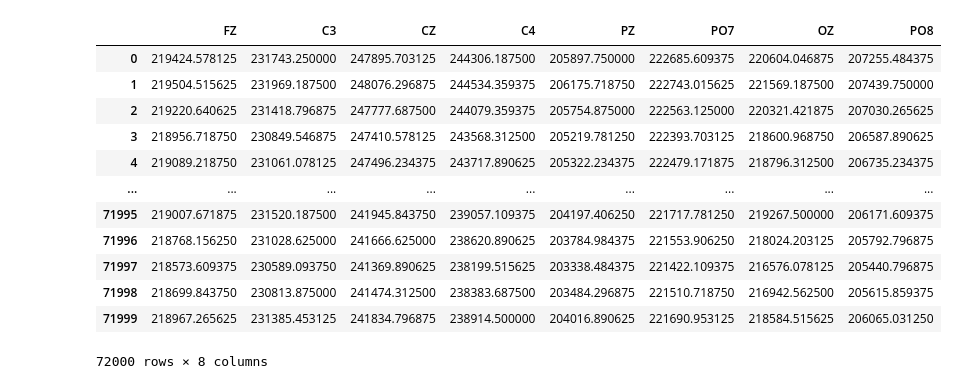
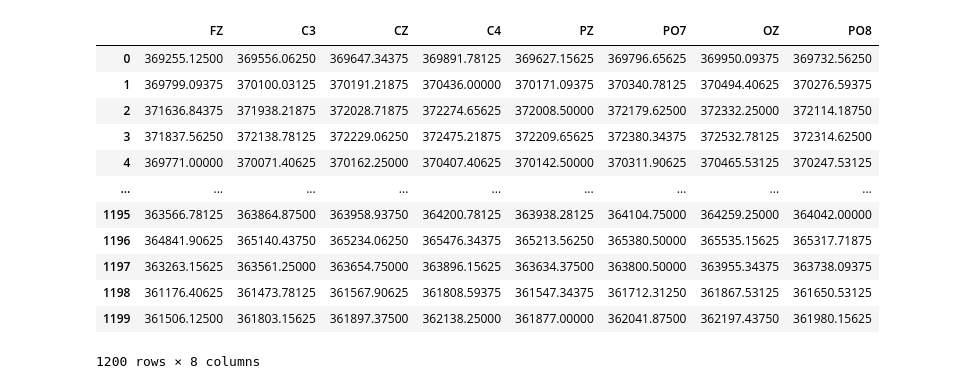
Before and after one commit to ValentijnBakkum/EEGcontroller, a Jupyter notebook: MeasurementSubgroup/Streaming/Python streaming preprocessing.ipynb, the cells around one changed output. Drawn from its saved outputs; the diff is of its cells as text; code cells hidden in the pictures.

```diff
--- a/MeasurementSubgroup/Streaming/Python streaming preprocessing.ipynb
+++ b/MeasurementSubgroup/Streaming/Python streaming preprocessing.ipynb
@@ -9,24 +9,24 @@ from scipy.fft import fftshift
 # %%
 #df = pd.read_csv("C:/Users/JackC/Documents/TU Delft/BAP/Measurements/Blinking.csv", sep=",")
 #df = pd.read_csv("C:/Users/JackC/Documents/TU Delft/BAP/Measurements/Physcial clincing right forearm.csv", sep=",")
-df = pd.read_csv("C:/Users/JackC/Documents/GitHub/EEGcontroller/MeasurementSubgroup/Our_measurements/Measurement_prompt/EEGdata-2024-148--14-55-39.csv", sep=",")
+df = pd.read_csv("C:/Users/JackC/Documents/GitHub/EEGcontroller/MeasurementSubgroup/Our_measurements/Measurement_prompt/EEGdata-2024-159--15-22-14.csv", sep=",")
 #df = pd.read_csv("C:/Users/JackC/Documents/GitHub/EEGcontroller/MeasurementSubgroup/Our_measurements/Measurement_prompt_labels/Label_2024-144--15-54-35_2.csv", sep=",")
 #df = pd.read_csv("C:/Users/JackC/Documents/GitHub/EEGcontroller/MeasurementSubgroup/Our_measurements/Measurement_Test/Label0Test.csv", sep=",")
 end = df.shape[0] -5
 fs = 250
 df = df.iloc[:end, :8] # 3000 samples is 12 seconds of data
 df
 # %% [output]
 |  | FZ | C3 | CZ | C4 | PZ | PO7 | OZ | PO8 |
-| 0 | 219424.578125 | 231743.250000 | 247895.703125 | 244306.187500 | 205897.750000 | 222685.609375 | 220604.046875 | 207255.484375 |
-| 1 | 219504.515625 | 231969.187500 | 248076.296875 | 244534.359375 | 206175.718750 | 222743.015625 | 221569.187500 | 207439.750000 |
-| 2 | 219220.640625 | 231418.796875 | 247777.687500 | 244079.359375 | 205754.875000 | 222563.125000 | 220321.421875 | 207030.265625 |
-| 3 | 218956.718750 | 230849.546875 | 247410.578125 | 243568.312500 | 205219.781250 | 222393.703125 | 218600.968750 | 206587.890625 |
-| 4 | 219089.218750 | 231061.078125 | 247496.234375 | 243717.890625 | 205322.234375 | 222479.171875 | 218796.312500 | 206735.234375 |
+| 0 | 369255.12500 | 369556.06250 | 369647.34375 | 369891.78125 | 369627.15625 | 369796.65625 | 369950.09375 | 369732.56250 |
+| 1 | 369799.09375 | 370100.03125 | 370191.21875 | 370436.00000 | 370171.09375 | 370340.78125 | 370494.40625 | 370276.59375 |
+| 2 | 371636.84375 | 371938.21875 | 372028.71875 | 372274.65625 | 372008.50000 | 372179.62500 | 372332.25000 | 372114.18750 |
+| 3 | 371837.56250 | 372138.78125 | 372229.06250 | 372475.21875 | 372209.65625 | 372380.34375 | 372532.78125 | 372314.62500 |
+| 4 | 369771.00000 | 370071.40625 | 370162.25000 | 370407.40625 | 370142.50000 | 370311.90625 | 370465.53125 | 370247.53125 |
 | ... | ... | ... | ... | ... | ... | ... | ... | ... |
-| 71995 | 219007.671875 | 231520.187500 | 241945.843750 | 239057.109375 | 204197.406250 | 221717.781250 | 219267.500000 | 206171.609375 |
-| 71996 | 218768.156250 | 231028.625000 | 241666.625000 | 238620.890625 | 203784.984375 | 221553.906250 | 218024.203125 | 205792.796875 |
-| 71997 | 218573.609375 | 230589.093750 | 241369.890625 | 238199.515625 | 203338.484375 | 221422.109375 | 216576.078125 | 205440.796875 |
-| 71998 | 218699.843750 | 230813.875000 | 241474.312500 | 238383.687500 | 203484.296875 | 221510.718750 | 216942.562500 | 205615.859375 |
-| 71999 | 218967.265625 | 231385.453125 | 241834.796875 | 238914.500000 | 204016.890625 | 221690.953125 | 218584.515625 | 206065.031250 |
+| 1195 | 363566.78125 | 363864.87500 | 363958.93750 | 364200.78125 | 363938.28125 | 364104.75000 | 364259.25000 | 364042.00000 |
+| 1196 | 364841.90625 | 365140.43750 | 365234.06250 | 365476.34375 | 365213.56250 | 365380.50000 | 365535.15625 | 365317.71875 |
+| 1197 | 363263.15625 | 363561.25000 | 363654.75000 | 363896.15625 | 363634.37500 | 363800.50000 | 363955.34375 | 363738.09375 |
+| 1198 | 361176.40625 | 361473.78125 | 361567.90625 | 361808.59375 | 361547.34375 | 361712.31250 | 361867.53125 | 361650.53125 |
+| 1199 | 361506.12500 | 361803.15625 | 361897.37500 | 362138.25000 | 361877.00000 | 362041.87500 | 362197.43750 | 361980.15625 |
-72000 rows × 8 columns
+1200 rows × 8 columns
```
Also changed, not shown: parts of 4 cells of this notebook, 7 other files.
